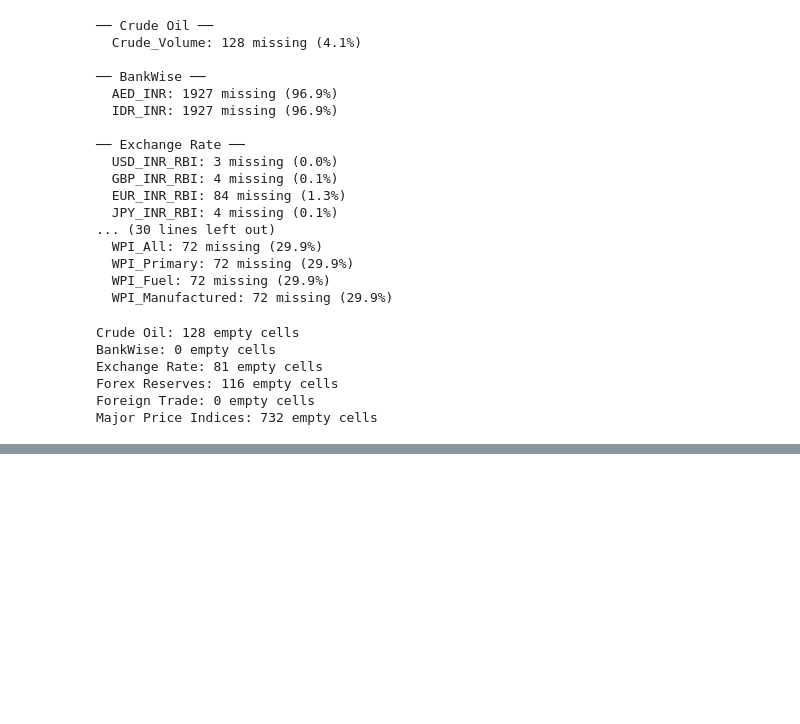
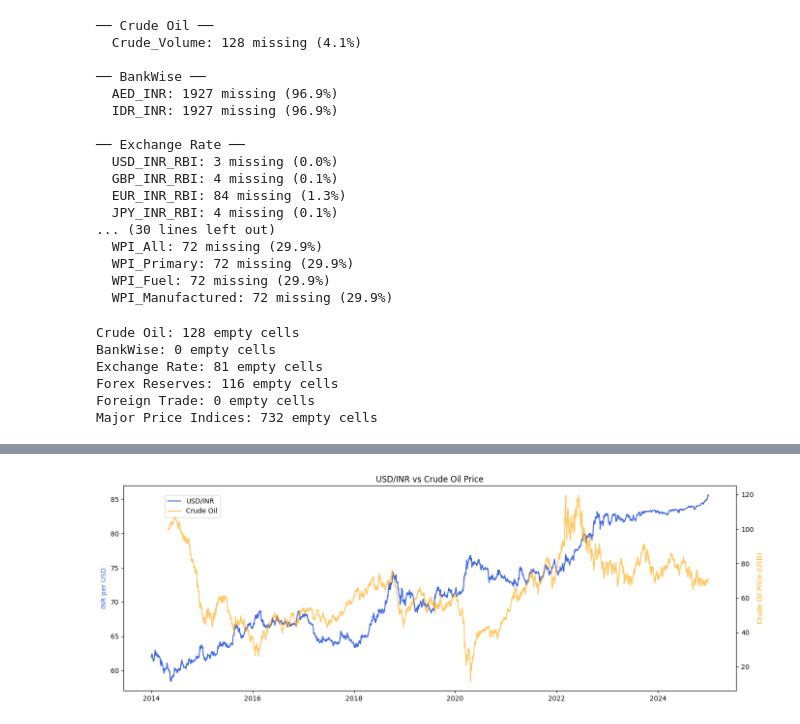
Before and after one commit to ayushgautam2006/rupee_model, a Jupyter notebook: notebooks/model.ipynb, the cells around one changed output, grey strips where cells are left out. Saved outputs shown, nothing was run; the diff lists cells and outputs as text; code cells hidden in the pictures; blank space fills up the shorter version.

Commit message:
feat:implemented plot exchange rate trends

```diff
--- a/notebooks/model.ipynb
+++ b/notebooks/model.ipynb
@@ -146,3 +146,17 @@ Exchange Rate: 81 empty cells
 Forex Reserves: 116 empty cells
 Foreign Trade: 0 empty cells
 Major Price Indices: 732 empty cells
+# %%
+# Filter data from 2014-2024
+crude_oil = crude_oil[(crude_oil['Date'].dt.year >= 2014) & (crude_oil['Date'].dt.year <= 2024)]
+bankwise = bankwise[(bankwise['Date'].dt.year >= 2014) & (bankwise['Date'].dt.year <= 2024)]
+exchange_rate = exchange_rate[(exchange_rate['Date'].dt.year >= 2014) & (exchange_rate['Date'].dt.year <= 2024)]
+forex_reserves = forex_reserves[(forex_reserves['Date'].dt.year >= 2014) & (forex_reserves['Date'].dt.year <= 2024)]
+foreign_trade = foreign_trade[(foreign_trade['Month'].dt.year >= 2014) & (foreign_trade['Month'].dt.year <= 2024)]
+major_price_indices = major_price_indices[(major_price_indices['Date'].dt.year >= 2014) & (major_price_indices['Date'].dt.year <= 2024)]
+
+print("Filtered data (2014-2024):")
+for name, df in [("Crude Oil", crude_oil), ("BankWise", bankwise),
+                 ("Exchange Rate", exchange_rate), ("Forex Reserves", forex_reserves),
+                 ("Foreign Trade", foreign_trade), ("Major Price Indices", major_price_indices)]:
+    print(f"  {name}: {df.shape[0]} rows")
@@ -148,0 +174,13 @@ Major Price Indices: 732 empty cells
+# %%
+fig, ax1 = plt.subplots(figsize=(14, 5))
+ax1.plot(exchange_rate['Date'], exchange_rate['USD_INR_RBI'], color='royalblue', label='USD/INR')
+ax1.set_ylabel('INR per USD', color='royalblue')
+ax2 = ax1.twinx()
+ax2.plot(crude_oil['Date'], crude_oil['Crude_Price'], color='orange', alpha=0.6, label='Crude Oil')
+ax2.set_ylabel('Crude Oil Price (USD)', color='orange')
+plt.title('USD/INR vs Crude Oil Price')
+fig.legend(loc='upper left', bbox_to_anchor=(0.1, 0.9))
+plt.tight_layout()
+plt.show()
+# %% [output]
+[figure, added]
```
Also changed, not shown: parts of 6 cells of this notebook.
